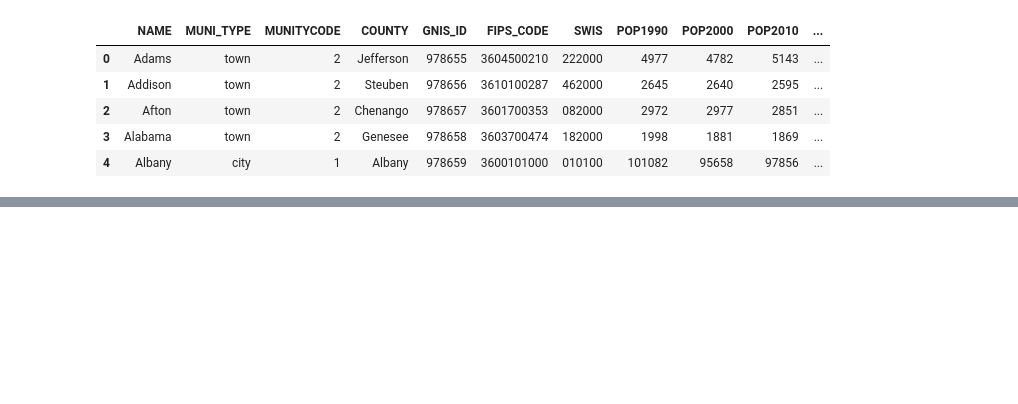
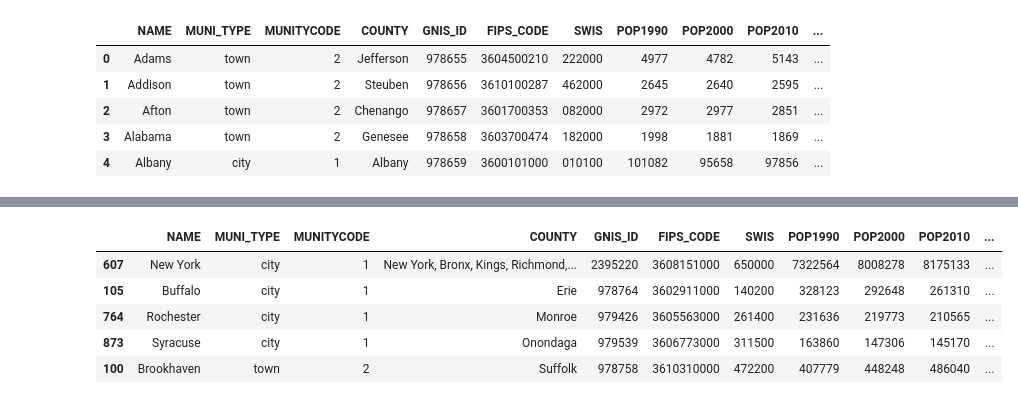
Before and after one commit to AnishaMathur/NY-State-Covid-Analysis, a Jupyter notebook: notebooks/Hospitals.ipynb, the cells around one changed output, grey strips where cells are left out. Cells and saved outputs as stored; diff of their text form; code cells hidden in the pictures; blank space fills up the shorter version.

```diff
--- a/notebooks/Hospitals.ipynb
+++ b/notebooks/Hospitals.ipynb
@@ -164,0 +149,9 @@ dtype: float64
+# %%
+street_map_hsp.sort_values(by=['no_of_hosp'], ascending=False).head()
+# %% [output]
+|  | NAME | MUNI_TYPE | MUNITYCODE | COUNTY | GNIS_ID | FIPS_CODE | SWIS | POP1990 | POP2000 | POP2010 | ... |
+| 607 | New York | city | 1 | New York, Bronx, Kings, Richmond,... | 2395220 | 3608151000 | 650000 | 7322564 | 8008278 | 8175133 | ... |
+| 105 | Buffalo | city | 1 | Erie | 978764 | 3602911000 | 140200 | 328123 | 292648 | 261310 | ... |
+| 764 | Rochester | city | 1 | Monroe | 979426 | 3605563000 | 261400 | 231636 | 219773 | 210565 | ... |
+| 873 | Syracuse | city | 1 | Onondaga | 979539 | 3606773000 | 311500 | 163860 | 147306 | 145170 | ... |
+| 100 | Brookhaven | town | 2 | Suffolk | 978758 | 3610310000 | 472200 | 407779 | 448248 | 486040 | ... |
```
Also changed, not shown: parts of 22 cells of this notebook.
